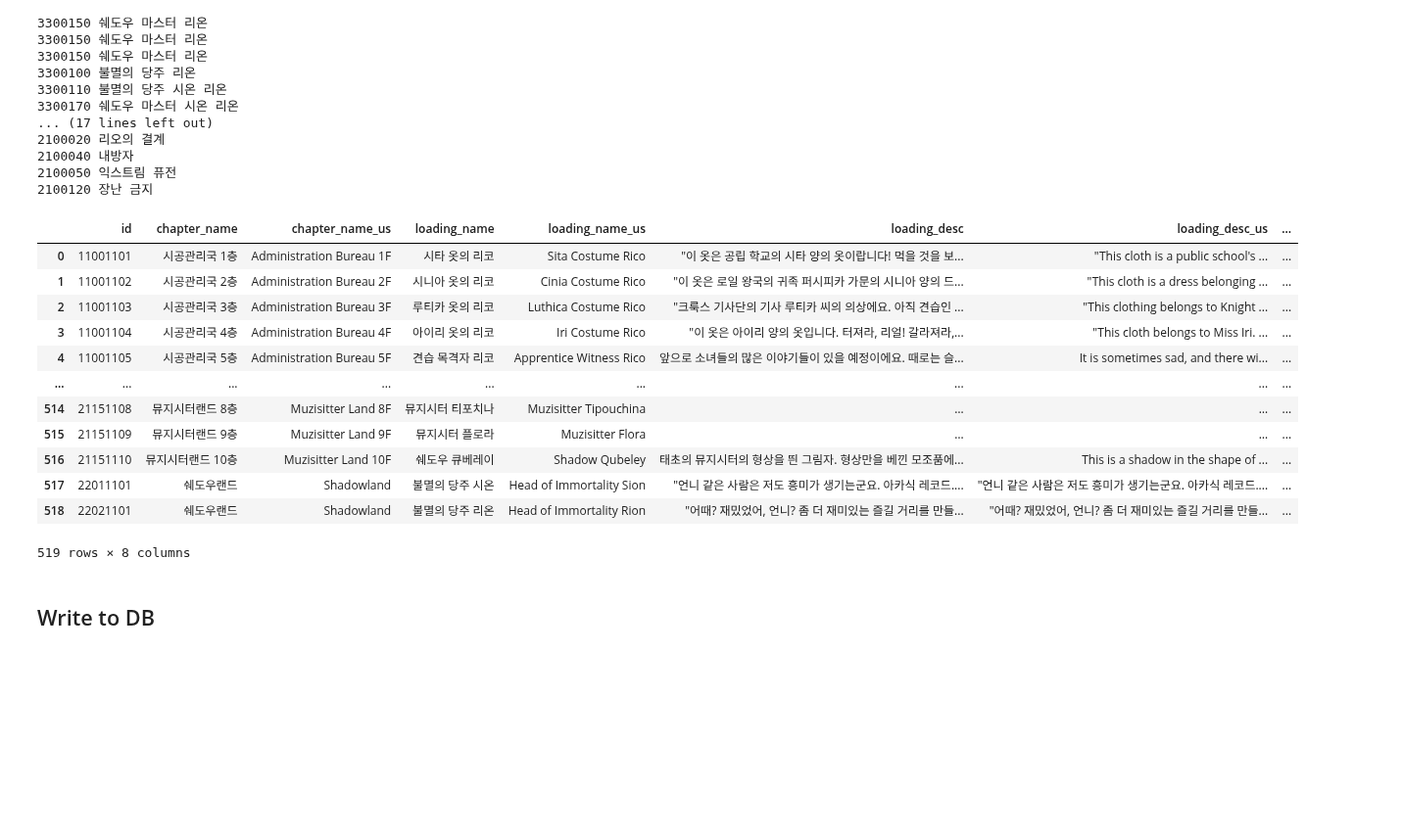
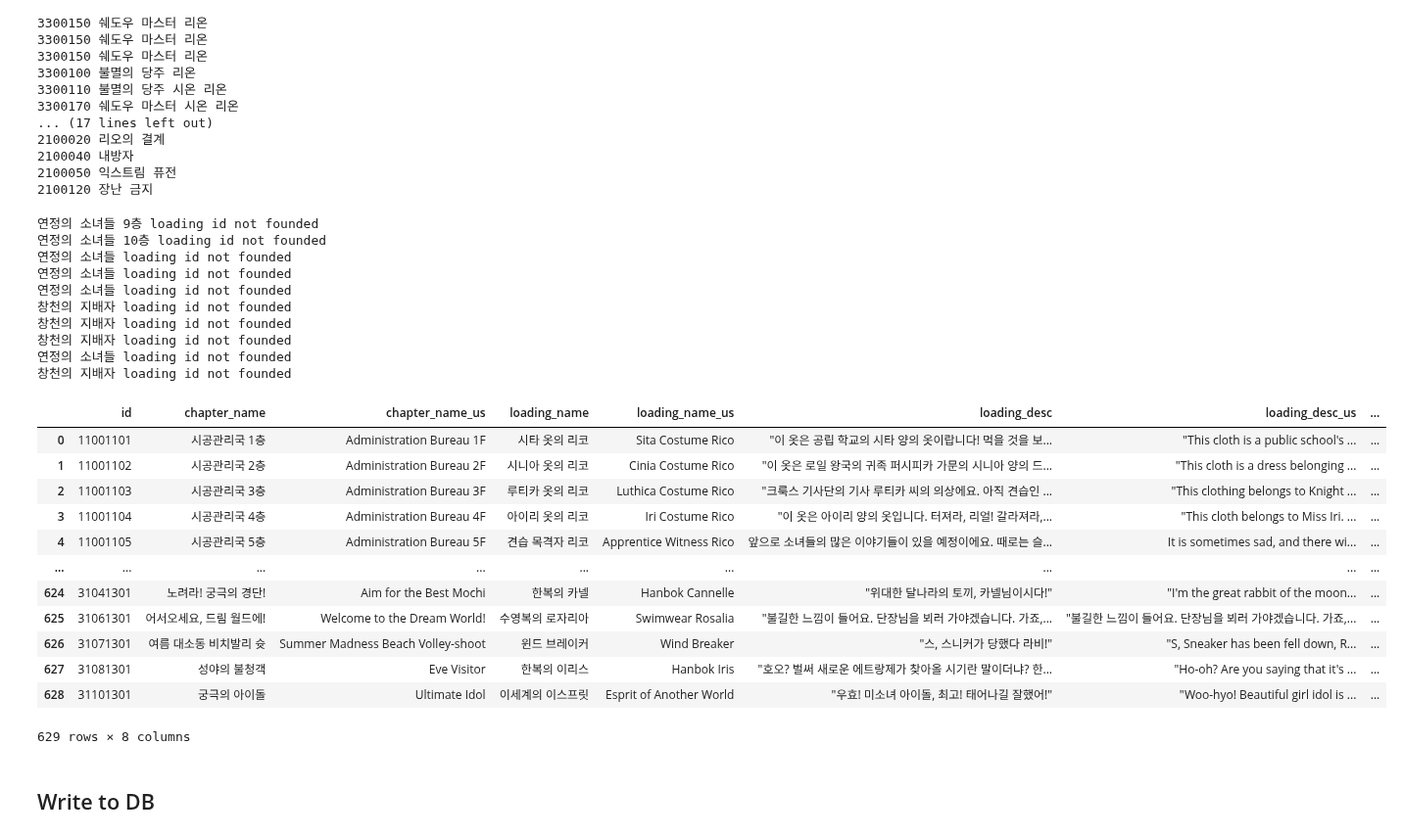
Before and after one commit to ryj0902/kanadb, a Jupyter notebook: dbupdater.ipynb, the cells around one changed output. Shown at 98% size. Drawn from its saved outputs; the diff is of its cells as text; code cells hidden in the pictures; blank space fills up the shorter version.

```diff
--- a/dbupdater.ipynb
+++ b/dbupdater.ipynb
@@ -659,3 +661,23 @@ for row in s_chapter.itertuples(index=True, name="Pandas"):
          "언니 같은 사람은 저도 흥미가 생기는군요. 아카식 레코드. 미래의 정보를 보는 열람자. 언니의 눈에 보이는 저희의 미래는 어떤 미래인가요? 가르쳐주실래요? 아냐. 그것보다 제게 봉사해 주시지 않을래요? 언니의 피. 너무 맛있어 보여..."
 22021101 쉐도우랜드 불멸의 당주 리온
          "어때? 재밌었어, 언니? 좀 더 재미있는 즐길 거리를 만들어주고 싶었지만 아쉽게도 소재가 부족해서 말야. 아 맞아! 언니, 우리 장난감이 될래? 언니의 시선으로 만든 그림자는 평생 질리지 않을 것 같아."
+# %%
+for row in e_chapter.itertuples(index=True, name="Pandas"):
+    chapter_name = row.CHAPTER_TITLE
+    chapter_name = string[string["STRING_NAME"] == chapter_name].iloc[0]["STRING_KR"]
+
+    loading_id = row.CHAPTER_LOADING
+    if sum(loading_table["LOADING_ID"] == loading_id) == 0:
+        print(f"{chapter_name} loading id not founded")
+        continue
+    loading_name = loading_table[loading_table["LOADING_ID"] == loading_id].iloc[0][
+        "LOADING_DESC1"
+    ]
+    loading_name = string[string["STRING_NAME"] == loading_name].iloc[0]["STRING_KR"]
+    loading_desc = loading_table[loading_table["LOADING_ID"] == loading_id].iloc[0][
+        "LOADING_DESC2"
+    ]
+    loading_desc = string[string["STRING_NAME"] == loading_desc].iloc[0]["STRING_KR"]
+
+    print(row.CHAPTER_ID, chapter_name, loading_name)
+    print("\t", loading_desc)
@@ -661,0 +702,20 @@ for row in s_chapter.itertuples(index=True, name="Pandas"):
+# %%
+for row in b_chapter.itertuples(index=True, name="Pandas"):
+    chapter_name = row.CHAPTER_TITLE
+    chapter_name = string[string["STRING_NAME"] == chapter_name].iloc[0]["STRING_KR"]
+
+    loading_id = row.CHAPTER_LOADING
+    if sum(loading_table["LOADING_ID"] == loading_id) == 0:
+        print(f"{chapter_name} loading id not founded")
+        continue
+    loading_name = loading_table[loading_table["LOADING_ID"] == loading_id].iloc[0][
+        "LOADING_DESC1"
+    ]
+    loading_name = string[string["STRING_NAME"] == loading_name].iloc[0]["STRING_KR"]
+    loading_desc = loading_table[loading_table["LOADING_ID"] == loading_id].iloc[0][
+        "LOADING_DESC2"
+    ]
+    loading_desc = string[string["STRING_NAME"] == loading_desc].iloc[0]["STRING_KR"]
+
+    print(row.CHAPTER_ID, chapter_name, loading_name)
+    print("\t", loading_desc)
@@ -693,7 +772,7 @@ for card in setup_card:
 # %%
 deck_list = list()
 
-for chapter in [t_chapter, s_chapter]:
+for chapter in [t_chapter, s_chapter, e_chapter, b_chapter]:
     for row in chapter.itertuples(index=True, name="Pandas"):
         temp = dict()
 
@@ -708,43 +787,56 @@ for chapter in [t_chapter, s_chapter]:
         ]
 
         loading_id = row.CHAPTER_LOADING
+        if sum(loading_table["LOADING_ID"] == loading_id) == 0:
+            print(f"{temp['chapter_name']} loading id not founded")
+            continue
         loading_name = loading_table[loading_table["LOADING_ID"] == loading_id].iloc[0][
             "LOADING_DESC1"
         ]
         loading_name = string[string["STRING_NAME"] == loading_name].iloc[0]
         temp["loading_name"] = loading_name["STRING_KR"]
         temp["loading_name_us"] = loading_name["STRING_US"]
         loading_desc = loading_table[loading_table["LOADING_ID"] == loading_id].iloc[0][
             "LOADING_DESC2"
         ]
         loading_desc = string[string["STRING_NAME"] == loading_desc].iloc[0]
         temp["loading_desc"] = loading_desc["STRING_KR"]
         temp["loading_desc_us"] = loading_desc["STRING_US"]
 
         npc = row.CHAPTER_NPC
         npc_id = int(npc.split("_")[-1])
         setup_ = setup[setup["SETUP_ID"] == npc_id].iloc[0]
         setup_card = setup_.SETUP_CARD
         temp["setup"] = ",".join((map(str, setup_card)))
 
         deck_list.append(temp)
 
 df_deck = pd.DataFrame(deck_list)
 df_deck
 # %% [output]
+연정의 소녀들 9층 loading id not founded
+연정의 소녀들 10층 loading id not founded
+연정의 소녀들 loading id not founded
+연정의 소녀들 loading id not founded
+연정의 소녀들 loading id not founded
+창천의 지배자 loading id not founded
+창천의 지배자 loading id not founded
+창천의 지배자 loading id not founded
+연정의 소녀들 loading id not founded
+창천의 지배자 loading id not founded
 |  | id | chapter_name | chapter_name_us | loading_name | loading_name_us | loading_desc | loading_desc_us | ... |
 | 0 | 11001101 | 시공관리국 1층 | Administration Bureau 1F | 시타 옷의 리코 | Sita Costume Rico | "이 옷은 공립 학교의 시타 양의 옷이랍니다! 먹을 것을 보... | "This cloth is a public school's ... | ... |
 | 1 | 11001102 | 시공관리국 2층 | Administration Bureau 2F | 시니아 옷의 리코 | Cinia Costume Rico | "이 옷은 로일 왕국의 귀족 퍼시피카 가문의 시니아 양의 드... | "This cloth is a dress belonging ... | ... |
 | 2 | 11001103 | 시공관리국 3층 | Administration Bureau 3F | 루티카 옷의 리코 | Luthica Costume Rico | "크룩스 기사단의 기사 루티카 씨의 의상에요. 아직 견습인 ... | "This clothing belongs to Knight ... | ... |
 | 3 | 11001104 | 시공관리국 4층 | Administration Bureau 4F | 아이리 옷의 리코 | Iri Costume Rico | "이 옷은 아이리 양의 옷입니다. 터져라, 리얼! 갈라져라,... | "This cloth belongs to Miss Iri. ... | ... |
 | 4 | 11001105 | 시공관리국 5층 | Administration Bureau 5F | 견습 목격자 리코 | Apprentice Witness Rico | 앞으로 소녀들의 많은 이야기들이 있을 예정이에요. 때로는 슬... | It is sometimes sad, and there wi... | ... |
 | ... | ... | ... | ... | ... | ... | ... | ... | ... |
-| 514 | 21151108 | 뮤지시터랜드 8층 | Muzisitter Land 8F | 뮤지시터 티포치나 | Muzisitter Tipouchina | … | … | ... |
-| 515 | 21151109 | 뮤지시터랜드 9층 | Muzisitter Land 9F | 뮤지시터 플로라 | Muzisitter Flora | … | … | ... |
-| 516 | 21151110 | 뮤지시터랜드 10층 | Muzisitter Land 10F | 쉐도우 큐베레이 | Shadow Qubeley | 태초의 뮤지시터의 형상을 띈 그림자. 형상만을 베낀 모조품에... | This is a shadow in the shape of ... | ... |
-| 517 | 22011101 | 쉐도우랜드 | Shadowland | 불멸의 당주 시온 | Head of Immortality Sion | "언니 같은 사람은 저도 흥미가 생기는군요. 아카식 레코드.... | "언니 같은 사람은 저도 흥미가 생기는군요. 아카식 레코드.... | ... |
-| 518 | 22021101 | 쉐도우랜드 | Shadowland | 불멸의 당주 리온 | Head of Immortality Rion | "어때? 재밌었어, 언니? 좀 더 재미있는 즐길 거리를 만들... | "어때? 재밌었어, 언니? 좀 더 재미있는 즐길 거리를 만들... | ... |
+| 624 | 31041301 | 노려라! 궁극의 경단! | Aim for the Best Mochi | 한복의 카넬 | Hanbok Cannelle | "위대한 달나라의 토끼, 카넬님이시다!" | "I'm the great rabbit of the moon... | ... |
+| 625 | 31061301 | 어서오세요, 드림 월드에! | Welcome to the Dream World! | 수영복의 로자리아 | Swimwear Rosalia | "불길한 느낌이 들어요. 단장님을 뵈러 가야겠습니다. 가죠,... | "불길한 느낌이 들어요. 단장님을 뵈러 가야겠습니다. 가죠,... | ... |
+| 626 | 31071301 | 여름 대소동 비치발리 슛 | Summer Madness Beach Volley-shoot | 윈드 브레이커 | Wind Breaker | "스, 스니커가 당했다 라비!" | "S, Sneaker has been fell down, R... | ... |
+| 627 | 31081301 | 성야의 불청객 | Eve Visitor | 한복의 이리스 | Hanbok Iris | "호오? 벌써 새로운 에트랑제가 찾아올 시기란 말이더냐? 한... | "Ho-oh? Are you saying that it's ... | ... |
+| 628 | 31101301 | 궁극의 아이돌 | Ultimate Idol | 이세계의 이스프릿 | Esprit of Another World | "우효! 미소녀 아이돌, 최고! 태어나길 잘했어!" | "Woo-hyo! Beautiful girl idol is ... | ... |
-519 rows × 8 columns
+629 rows × 8 columns
 # %% [markdown]
 ## Write to DB
 # %%
```
Also changed, not shown: parts of 3 cells of this notebook, 3 other files.
